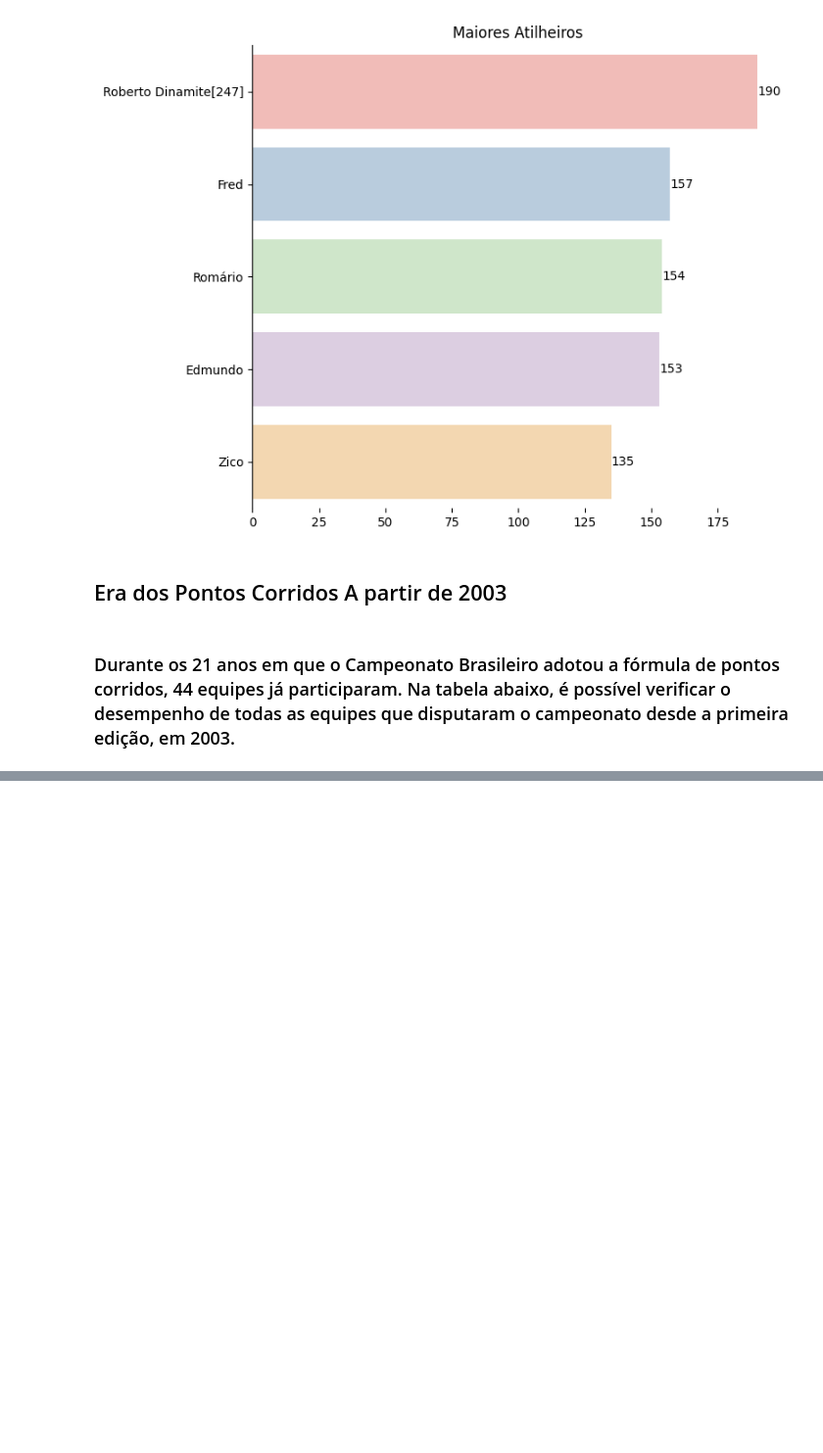
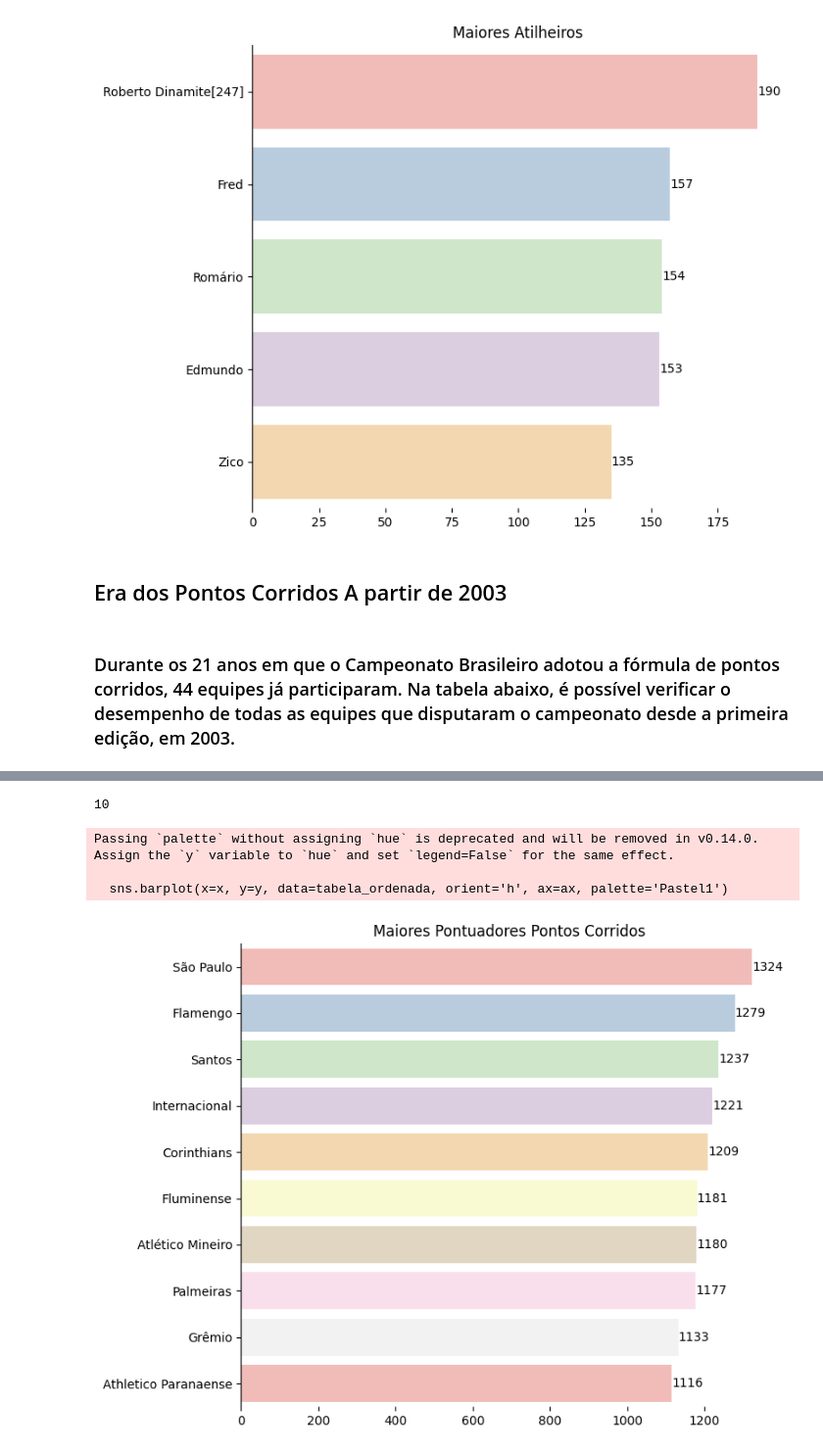
Before and after one commit to hugodevelopment/Web-Scraping, a Jupyter notebook: Análise_Histórica_Brasileirão.ipynb, the cells around one changed output, grey strips where cells are left out. Shown at 98% size. Cells and saved outputs as stored; diff of their text form; code cells hidden in the pictures; blank space fills up the shorter version.

```diff
--- a/Análise_Histórica_Brasileirão.ipynb
+++ b/Análise_Histórica_Brasileirão.ipynb
@@ -337,3 +337,21 @@ Passing `palette` without assigning `hue` is deprecated and will be removed in v
 <h2> Era dos Pontos Corridos A partir de 2003 </h2>
 # %% [markdown]
 <h3> Durante os 21 anos em que o Campeonato Brasileiro adotou a fórmula de pontos corridos, 44 equipes já participaram. Na tabela abaixo, é possível verificar o desempenho de todas as equipes que disputaram o campeonato desde a primeira edição, em 2003. </h3>
+# %%
+import pandas as pd
+import requests
+from bs4 import BeautifulSoup
+
+page = requests.get('https://pt.wikipedia.org/wiki/Ranking_de_pontos_do_Campeonato_Brasileiro_de_Futebol').text
+soup = BeautifulSoup(page, 'html.parser')
+
+# Target the table by its class
+table = soup.find_all('table', class_='wikitable sortable')
+
+# If the table is found, proceed to parse it using pandas.read_html
+if table:
+  df = pd.read_html(str(table),header=0)[1]
+  tabela_wiki = pd.DataFrame(df)
+  tabela_wiki
+else:
+  print("Table not found!")
@@ -339,0 +391,3 @@ Passing `palette` without assigning `hue` is deprecated and will be removed in v
+# %%
+top_pontuadores = tabela_wiki[["Equipes", "Pts"]].head(17)
+top_pontuadores
@@ -339,0 +434,8 @@ Passing `palette` without assigning `hue` is deprecated and will be removed in v
+# %%
+grafico_barras(top_pontuadores,"Pts", "Equipes", "Maiores Pontuadores Pontos Corridos", 10)
+# %% [output]
+10
+Passing `palette` without assigning `hue` is deprecated and will be removed in v0.14.0. Assign the `y` variable to `hue` and set `legend=False` for the same effect.
+
+  sns.barplot(x=x, y=y, data=tabela_ordenada, orient='h', ax=ax, palette='Pastel1')
+[figure, added]
```
Also changed, not shown: parts of 6 cells of this notebook.
